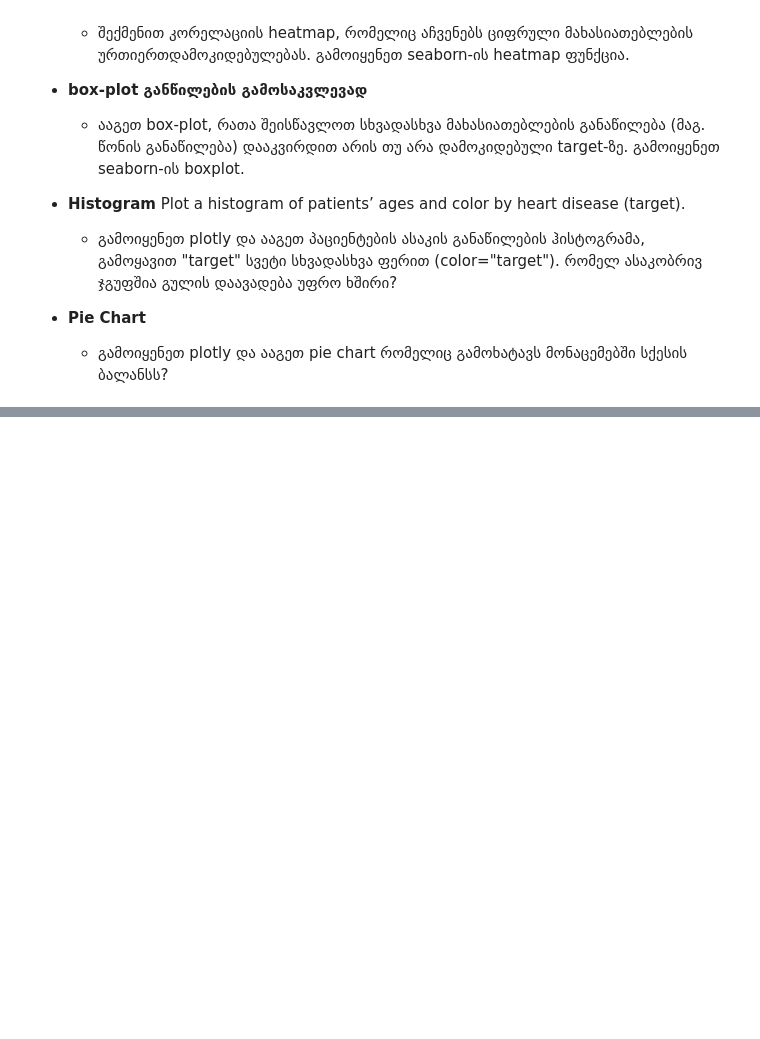
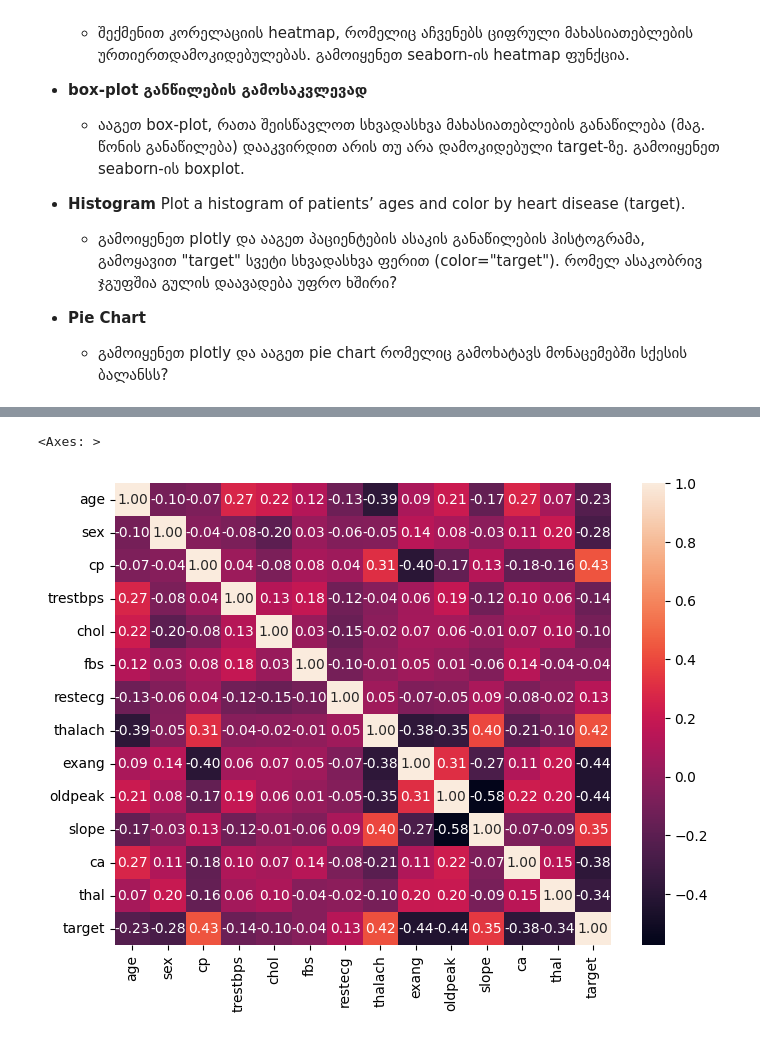
Before and after one commit to tepna/ds-course-materials, a Jupyter notebook: notebooks/homeworks/h8_plotting.ipynb, the cells around one changed output, grey strips where cells are left out. Drawn from its saved outputs; the diff is of its cells as text; code cells hidden in the pictures; blank space fills up the shorter version.

```diff
--- a/notebooks/homeworks/h8_plotting.ipynb
+++ b/notebooks/homeworks/h8_plotting.ipynb
@@ -29,0 +76,24 @@
+# %%
+# - **რიცხვითი მახასიათებლების ჰისტოგრამები**
+#   - გამოიყენეთ matplotlib ბიბლიოთეკა და შექმენით ჰისტოგრამები სხვადასხვა რიცხვითი მახასიათებლისთვის (მაგ., age, trestbps, chol).
+
+
+num_cols = data.select_dtypes(include=["int64","float64"]).columns
+
+for col in num_cols:
+    plt.figure(figsize=(6,4))
+    sns.histplot(data[col], kde=True)
+    plt.title(f"Distribution of {col}")
+    plt.show()
+
+for col in num_cols:
+    plt.figure(figsize=(6,4))
+    sns.boxplot(x=data[col])
+    plt.title(f"Boxplot of {col}")
+    plt.show()
+
+for col in num_cols:
+    plt.figure(figsize=(6,4))
+    sns.scatterplot(x=data[col], y=data["target"])
+    plt.title(f"{col} vs {"target"}")
+    plt.show()
@@ -29,0 +117,11 @@
+# %%
+# - **კორელაციის heatmap**
+#   - შექმენით კორელაციის heatmap, რომელიც აჩვენებს ციფრული მახასიათებლების ურთიერთდამოკიდებულებას. გამოიყენეთ seaborn-ის heatmap ფუნქცია.
+
+num_data = data[num_cols]
+num_data_corr = num_data.corr()
+plt.figure(figsize=(8,6))
+sns.heatmap(num_data_corr, annot=True, fmt = ".2f")
+# %% [output]
+<Axes: >
+[figure, added]
```
Also changed, not shown: parts of 7 cells of this notebook.
